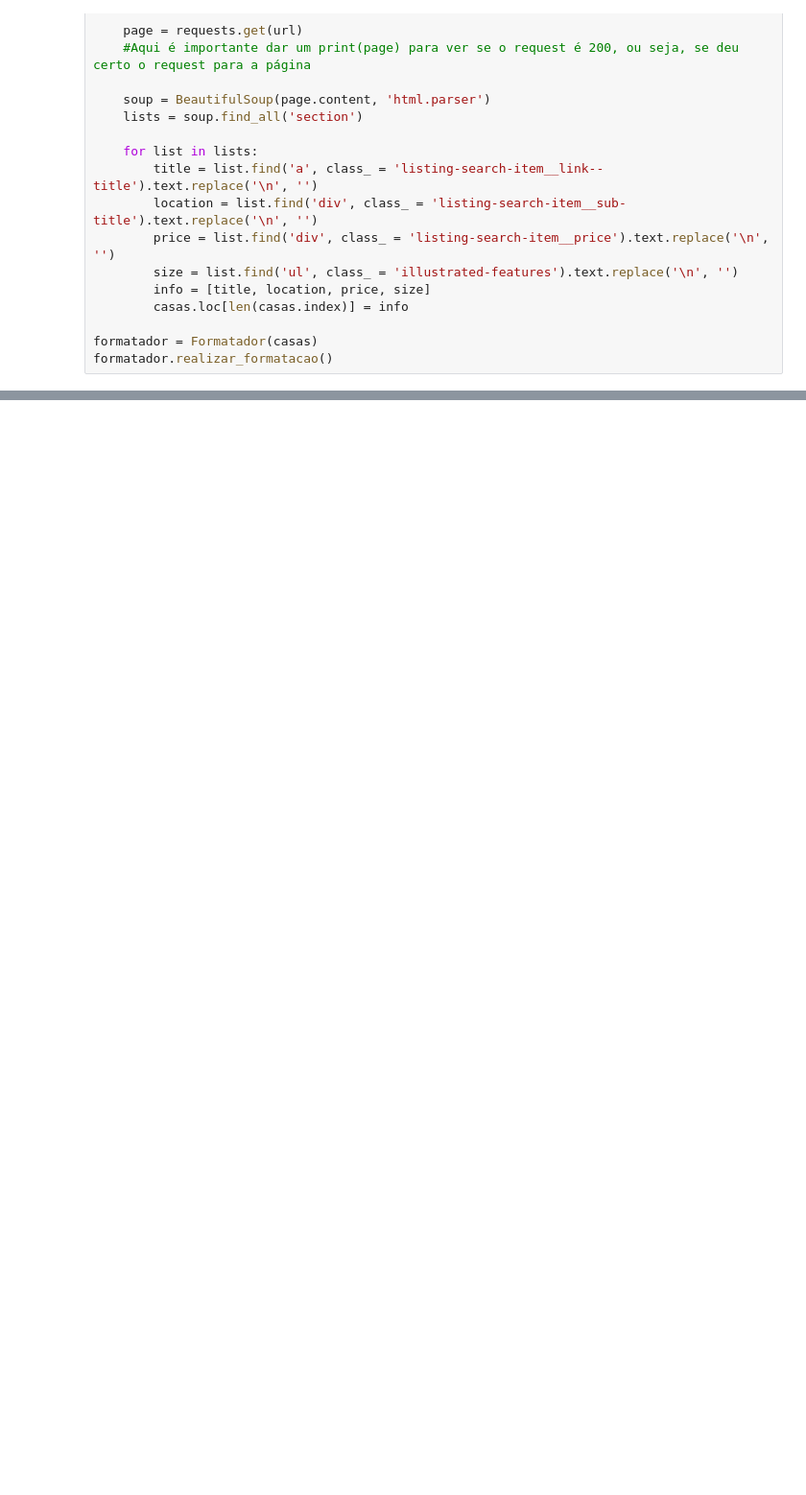
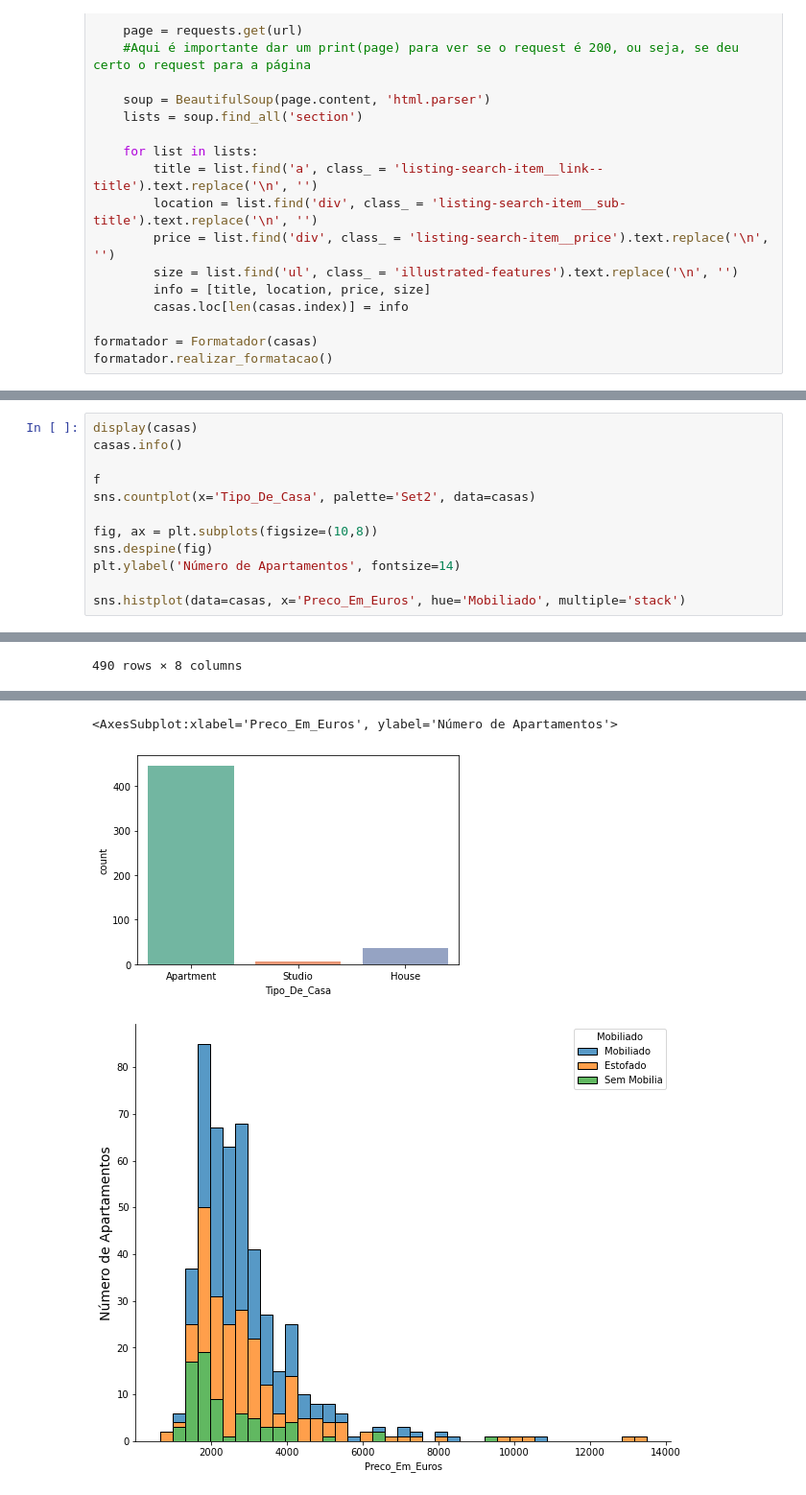
Before and after one commit to gianIucca/mineracao-casas-avenda, a Jupyter notebook: Mineração de dados sobre casas à venda com BeautifulSoup.ipynb, the cells around one changed output, grey strips where cells are left out. Shown at 96% size. Drawn from its saved outputs; the diff is of its cells as text; blank space fills up the shorter version.

```diff
--- a/Mineração de dados sobre casas à venda com BeautifulSoup.ipynb
+++ b/Mineração de dados sobre casas à venda com BeautifulSoup.ipynb
@@ -310,0 +120,13 @@ casas.drop_duplicates()
+# %%
+display(casas)
+casas.info()
+
+f
+sns.countplot(x='Tipo_De_Casa', palette='Set2', data=casas)
+
+fig, ax = plt.subplots(figsize=(10,8))
+sns.despine(fig)
+plt.ylabel('Número de Apartamentos', fontsize=14)
+
+sns.histplot(data=casas, x='Preco_Em_Euros', hue='Mobiliado', multiple='stack')
+# %% [output]
@@ -310,0 +145 @@ casas.drop_duplicates()
+490 rows × 8 columns
@@ -310,0 +161,3 @@ casas.drop_duplicates()
+<AxesSubplot:xlabel='Preco_Em_Euros', ylabel='Número de Apartamentos'>
+[figure, added]
+[figure, added]
```
Also changed, not shown: parts of 10 cells of this notebook.
